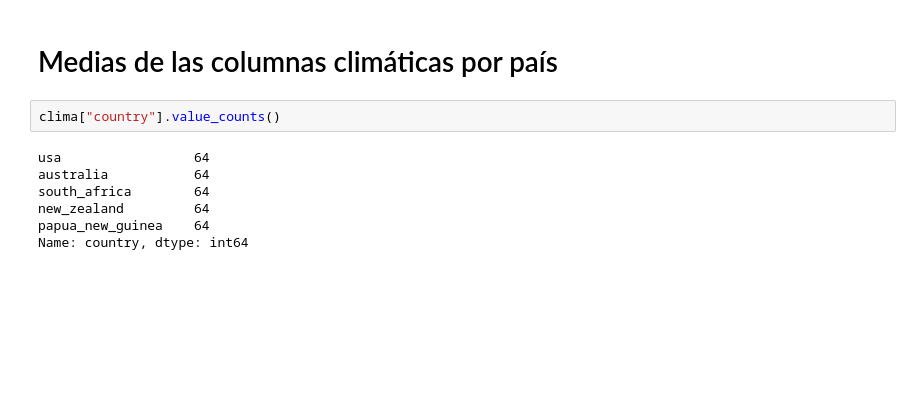
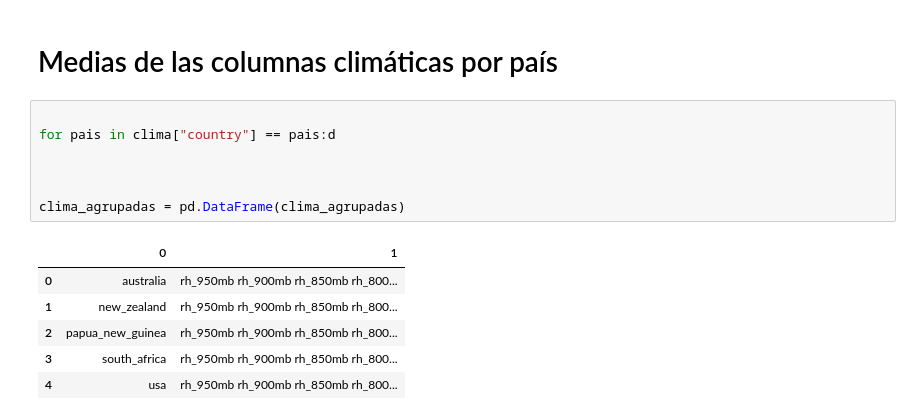
Before and after one commit to Adalab/Adalab-DA-promo-A-module-2-pairprog-2-pair-1-Guada_Lara, a Jupyter notebook: ETL/2. Pair_Prog_ETL_2.ipynb, the cells around one changed output. Drawn from its saved outputs; the diff is of its cells as text; blank space fills up the shorter version.

```diff
--- a/ETL/2. Pair_Prog_ETL_2.ipynb
+++ b/ETL/2. Pair_Prog_ETL_2.ipynb
@@ -121,11 +129,16 @@ clima.head(2)
 # %% [markdown]
 # Medias de las columnas climáticas por país
-# %%
-clima["country"].value_counts()
-# %% [output]
-usa                 64
-australia           64
-south_africa        64
-new_zealand         64
-papua_new_guinea    64
-Name: country, dtype: int64
+# %%
+
+for pais in clima["country"] == pais:d
+
+
+
+clima_agrupadas = pd.DataFrame(clima_agrupadas)
+# %% [output]
+|  | 0 | 1 |
+| 0 | australia | rh_950mb rh_900mb rh_850mb rh_800... |
+| 1 | new_zealand | rh_950mb rh_900mb rh_850mb rh_800... |
+| 2 | papua_new_guinea | rh_950mb rh_900mb rh_850mb rh_800... |
+| 3 | south_africa | rh_950mb rh_900mb rh_850mb rh_800... |
+| 4 | usa | rh_950mb rh_900mb rh_850mb rh_800... |
```
Also changed, not shown: parts of 2 cells of this notebook, 4 other files.
